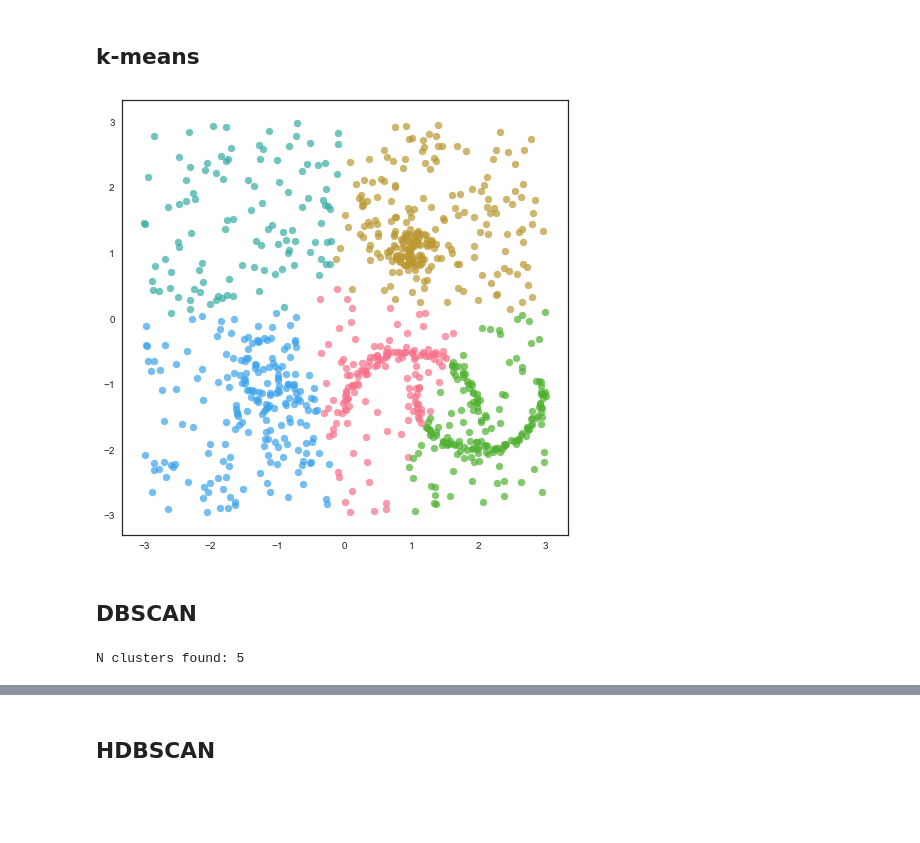
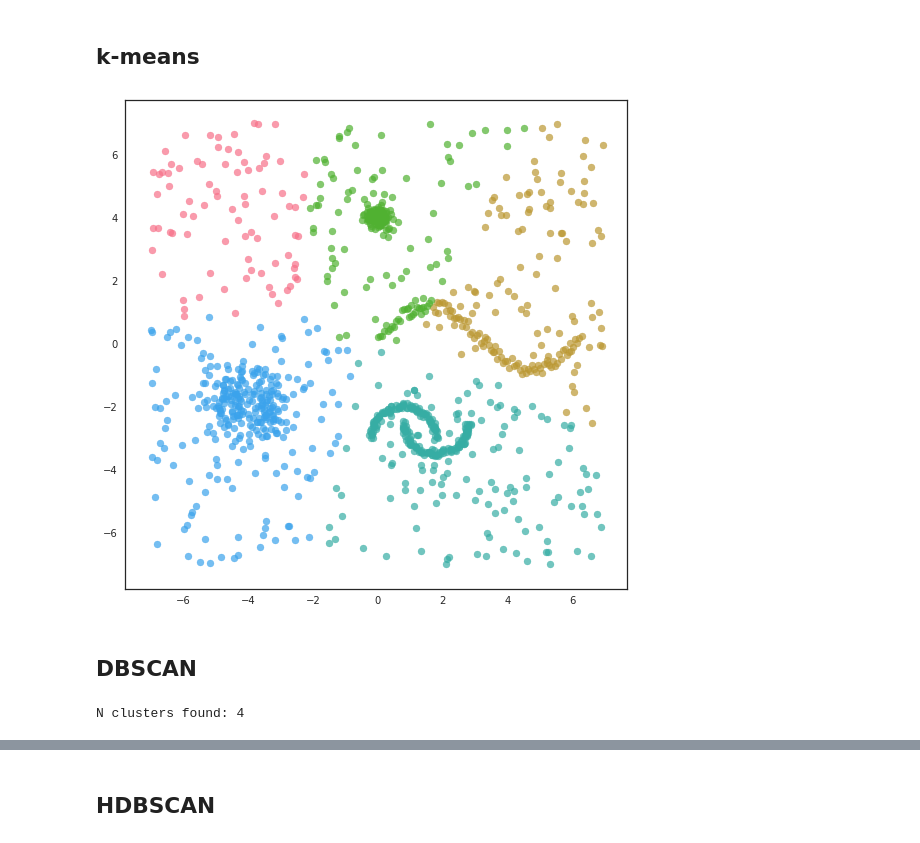
Before and after one commit to BielStela/Curs_UB, a Jupyter notebook: dia_4/Cluster_comparisson.ipynb, the cells around one changed output, grey strips where cells are left out. Drawn from its saved outputs; the diff is of its cells as text; code cells hidden in the pictures; blank space fills up the shorter version.

```diff
--- a/dia_4/Cluster_comparisson.ipynb
+++ b/dia_4/Cluster_comparisson.ipynb
@@ -4,4 +4,4 @@ import numpy as np
 import matplotlib.pyplot as plt
 import seaborn as sns
 import sklearn.datasets as data
-sns.set(style='white',rc={'figure.figsize':(8,8)})
+sns.set(style='white',rc={'figure.figsize':(9,9)})
@@ -8,10 +10,19 @@ sns.set(style='white',rc={'figure.figsize':(8,8)})
+# %%
+def make_sine(n):
+    x = np.linspace(0,2*np.pi,n)
+    y = np.sin(x) + np.random.random(n) * 0.4
+    x = x.reshape(n,1)
+    y = y.reshape(n,1)
+    sine = np.concatenate((x,y), axis=1)
+    return sine
 # %%
-c1 = np.random.normal(loc=(1,1), scale=0.2, size=(100,2))
-c2 = np.random.normal(loc=(-1,-1), scale=0.4, size=(100,2))
+c1 = np.random.normal(loc=(0,4), scale=0.2, size=(100,2))
+c2 = np.random.normal(loc=(-4,-2), scale=0.7, size=(200,2))
 moons = data.make_moons(n_samples=200, noise=0.05)[0][:,:2]
-moons[:,0] += 1
-moons[:,1] -= 1.5
-noise = 6 * np.random.random_sample(size=(500, 2)) - 3
+moons[:,0] += 0.8  # shift x axis
+moons[:,1] -= 3  # shift y axis
+sine = make_sine(100)
+noise = 14 * np.random.random_sample(size=(500, 2)) - 7  # background noise
 
-C = np.vstack((c1, c2, noise, moons))
+C = np.vstack((c1, c2, noise, moons, sine))  # concat all the points
 # %%
@@ -31,17 +42,17 @@ kmeans = KMeans(n_clusters=5)
 labels_kmeans = kmeans.fit_predict(C)
 # %%
 for c in np.unique(labels_kmeans):
-    plt.scatter(C[labels_kmeans==c,0], C[labels_kmeans==c,1], alpha=0.7)
+    plt.scatter(C[labels_kmeans==c,0], C[labels_kmeans==c,1], s=15, alpha=0.7)
 # %% [output]
-[figure, old version]
+[figure, new version]
 # %% [markdown]
 ## DBSCAN
 # %%
-dbscan = DBSCAN(eps=0.22, min_samples=10)
+dbscan = DBSCAN(eps=0.4, min_samples=8)
 labels_dbscan = dbscan.fit_predict(C)
 print('N clusters found:',len(np.unique(labels_dbscan)) - 1)
 # %% [output]
-N clusters found: 5
+N clusters found: 4
 # %%
 plt.figure()
 sns.set_palette('husl', n_colors=5)
```
Also changed, not shown: parts of 11 cells of this notebook.
